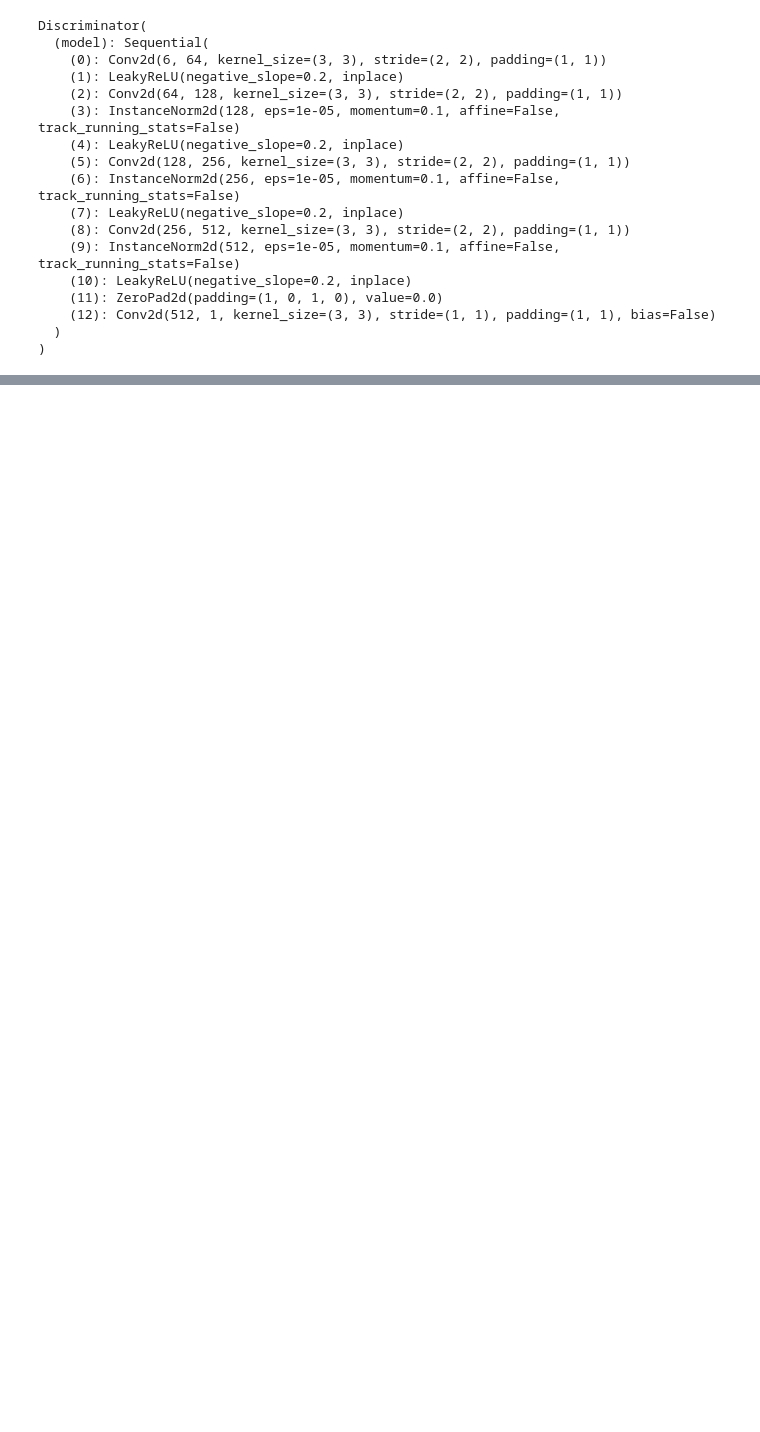
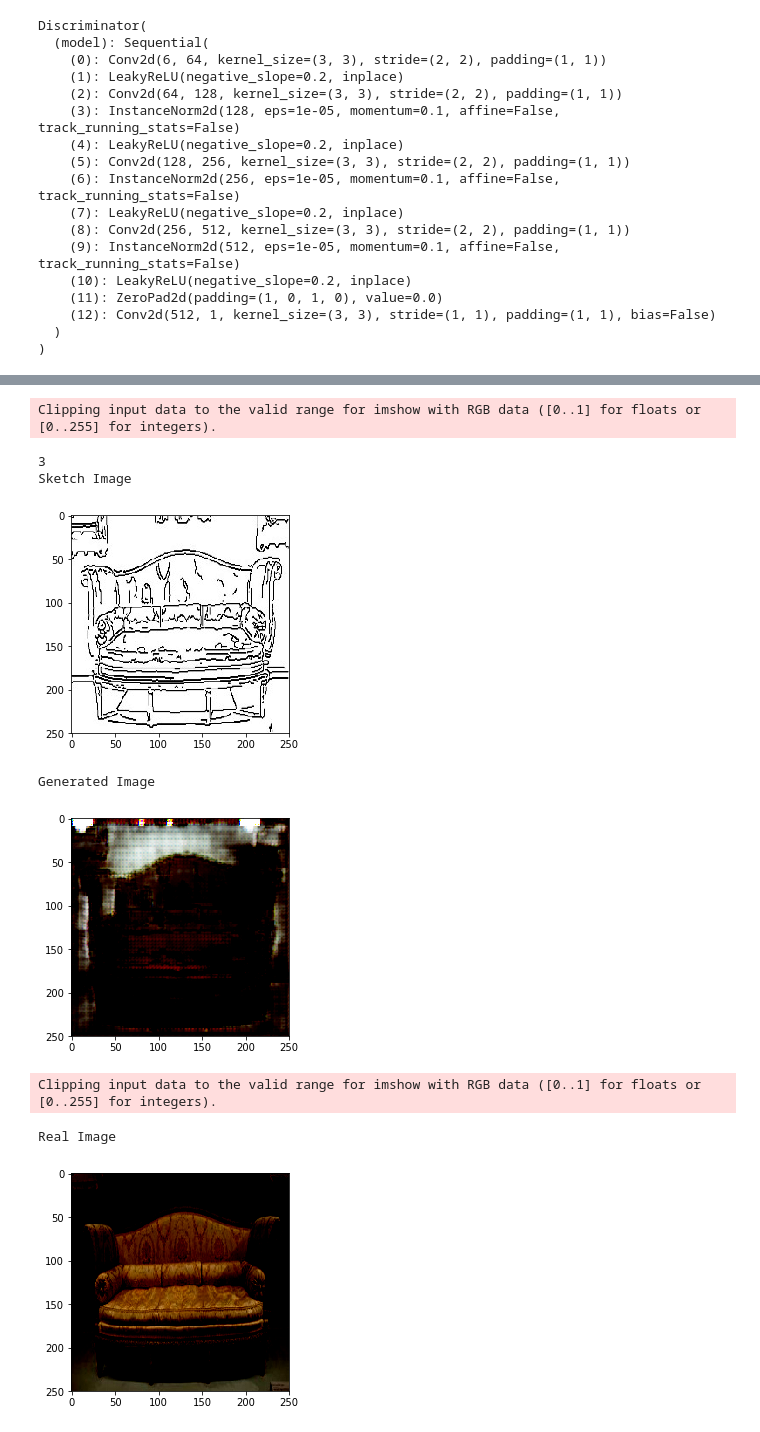
Before and after one commit to nina-hua/DesignGenerator, a Jupyter notebook: NH_Pix2pix.ipynb, the cells around one changed output, grey strips where cells are left out. Cells and saved outputs as stored; diff of their text form; code cells hidden in the pictures; blank space fills up the shorter version.

```diff
--- a/NH_Pix2pix.ipynb
+++ b/NH_Pix2pix.ipynb
@@ -517,0 +571,25 @@ work on the rest of the debugging portion involving the discriminator
+# %%
+idx = np.random.choice(range(batch_size))# pick any number between [0,bs]
+print(idx)
+
+print('Sketch Image')
+plt.imshow(np.rollaxis(np.rollaxis(sketch[idx].cpu().detach().numpy(), 2),2))
+plt.show()
+
+print('Generated Image')
+plt.imshow(np.rollaxis(np.rollaxis(F.relu(gen_img[idx]).cpu().detach().numpy(), 2),2))
+plt.show()
+
+print('Real Image')
+plt.imshow(np.rollaxis(np.rollaxis(real_img[idx].cpu().detach().numpy(), 2),2))
+plt.show()
+# %% [output]
+Clipping input data to the valid range for imshow with RGB data ([0..1] for floats or [0..255] for integers).
+3
+Sketch Image
+[figure, added]
+Generated Image
+[figure, added]
+Clipping input data to the valid range for imshow with RGB data ([0..1] for floats or [0..255] for integers).
+Real Image
+[figure, added]
```
Also changed, not shown: parts of 19 cells of this notebook.
